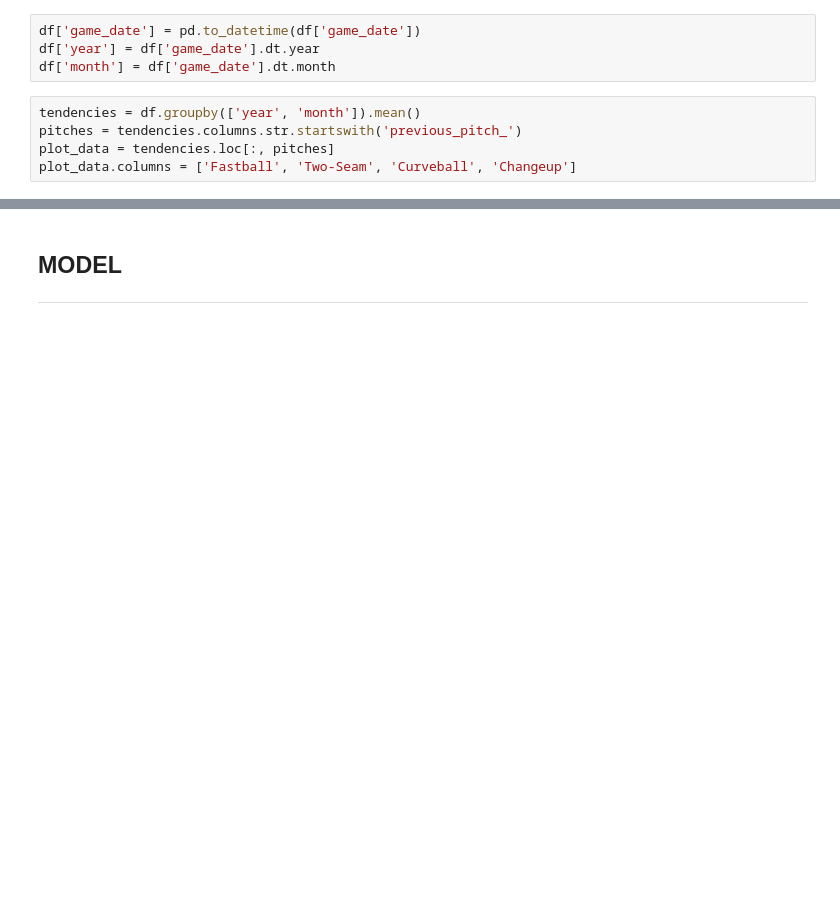
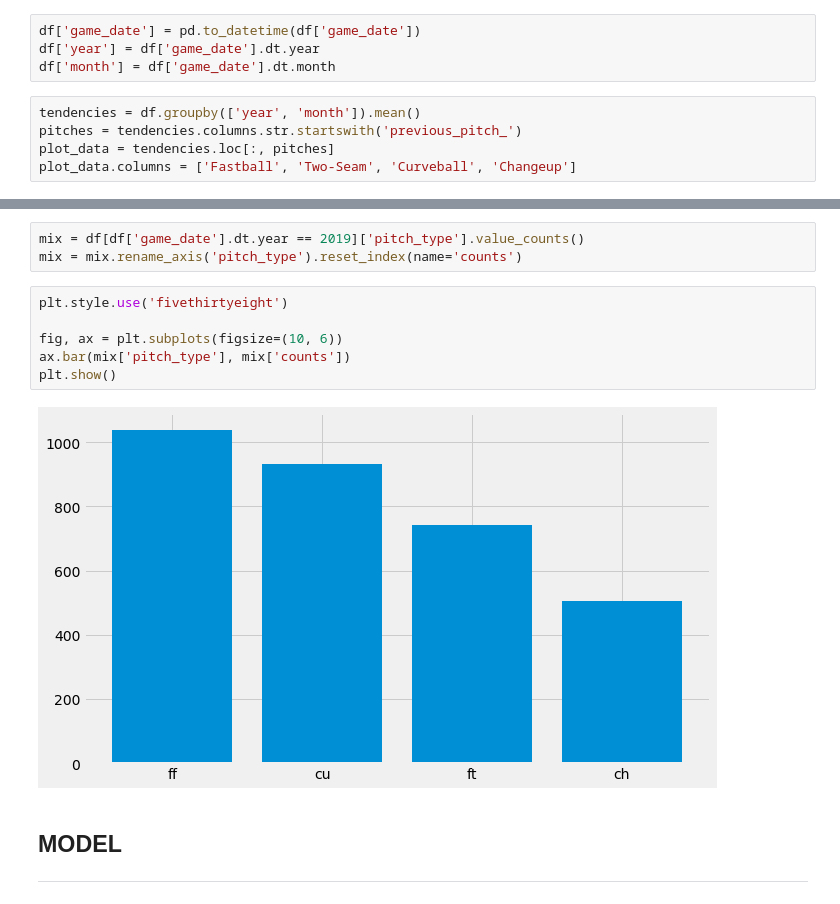
Before and after one commit to michael-rowland/Pitch-Predictions, a Jupyter notebook: Pitch-Predictions.ipynb, the cells around one changed output, grey strips where cells are left out. Saved outputs shown, nothing was run; the diff lists cells and outputs as text; blank space fills up the shorter version.

```diff
--- a/Pitch-Predictions.ipynb
+++ b/Pitch-Predictions.ipynb
@@ -380,3 +382,14 @@ plt.show()
+# %%
+mix = df[df['game_date'].dt.year == 2019]['pitch_type'].value_counts()
+mix = mix.rename_axis('pitch_type').reset_index(name='counts')
+# %%
+plt.style.use('fivethirtyeight')
+
+fig, ax = plt.subplots(figsize=(10, 6))
+ax.bar(mix['pitch_type'], mix['counts'])
+plt.show()
+# %% [output]
+[figure, added]
 # %% [markdown]
 ## MODEL
 
```
Also changed, not shown: parts of 5 cells of this notebook, 1 other file.
